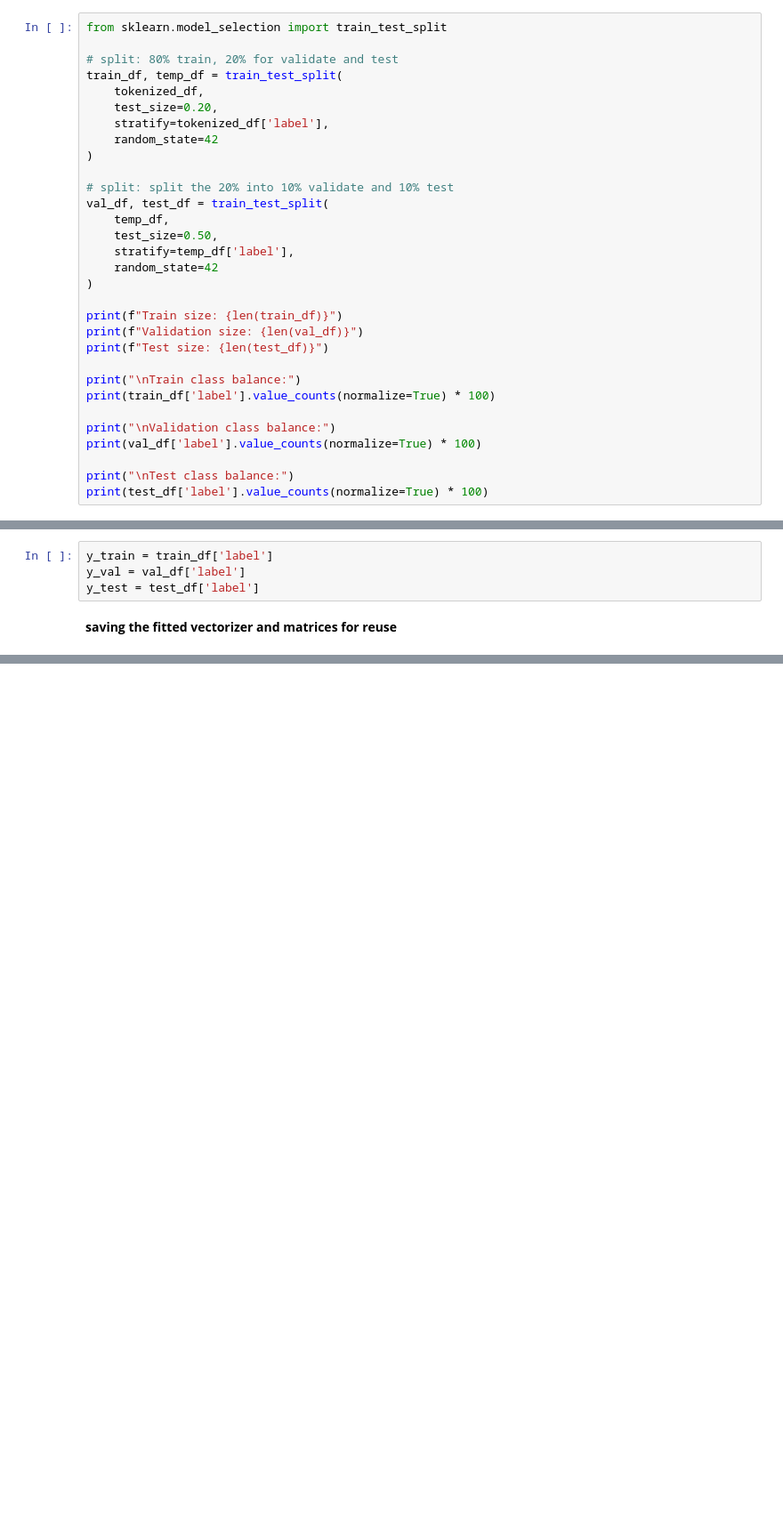
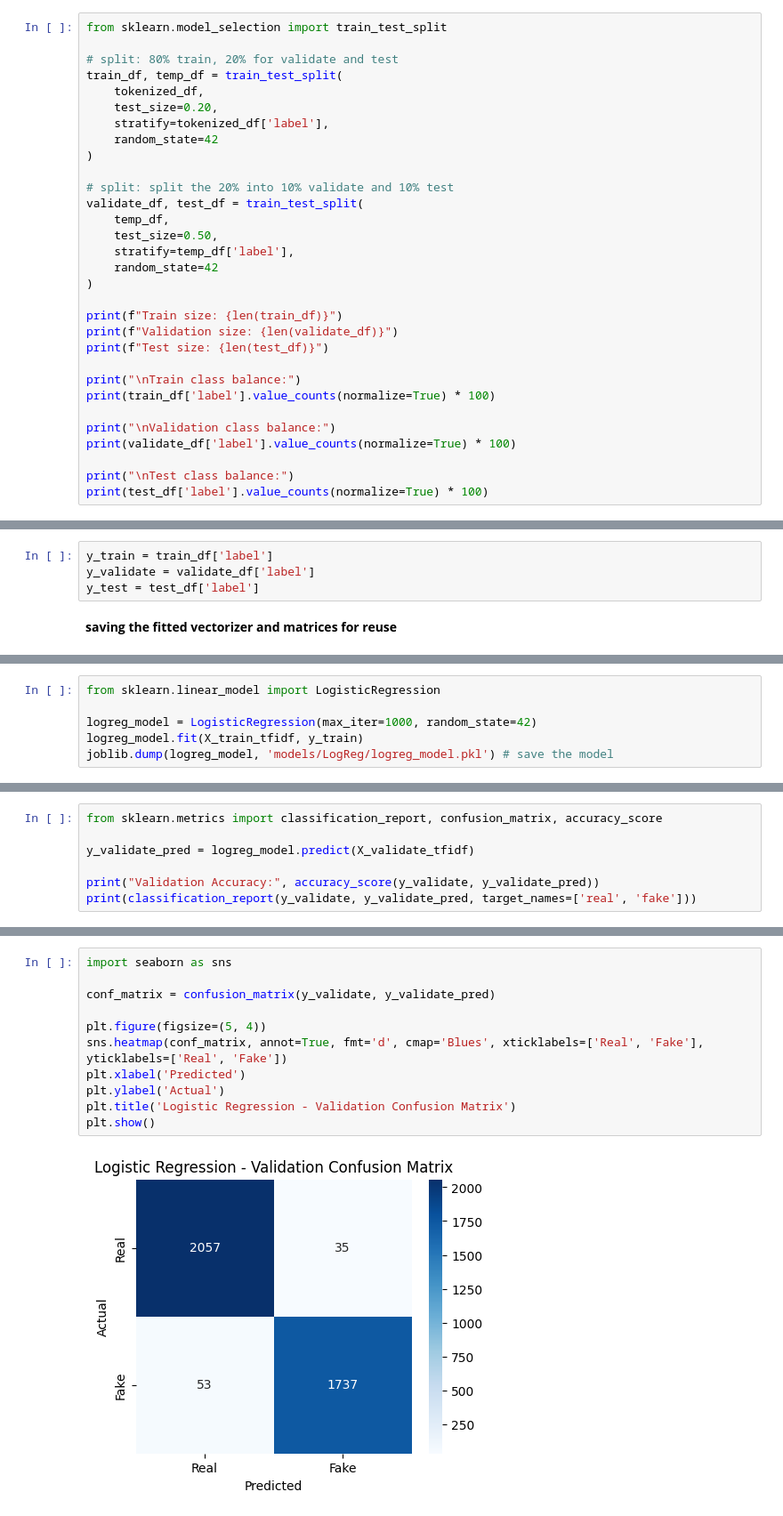
Before and after one commit to Dewnan/NLP_Group_15, a Jupyter notebook: notebooks/dewnan/pipeline.ipynb, the cells around one changed output, grey strips where cells are left out. Shown at 89% size. Drawn from its saved outputs; the diff is of its cells as text; blank space fills up the shorter version.

```diff
--- a/notebooks/dewnan/pipeline.ipynb
+++ b/notebooks/dewnan/pipeline.ipynb
@@ -277,7 +277,7 @@ train_df, temp_df = train_test_split(
 )
 
 # split: split the 20% into 10% validate and 10% test
-val_df, test_df = train_test_split(
+validate_df, test_df = train_test_split(
     temp_df,
     test_size=0.50,
     stratify=temp_df['label'],
@@ -285,14 +285,14 @@ val_df, test_df = train_test_split(
 )
 
 print(f"Train size: {len(train_df)}")
-print(f"Validation size: {len(val_df)}")
+print(f"Validation size: {len(validate_df)}")
 print(f"Test size: {len(test_df)}")
 
 print("\nTrain class balance:")
 print(train_df['label'].value_counts(normalize=True) * 100)
 
 print("\nValidation class balance:")
-print(val_df['label'].value_counts(normalize=True) * 100)
+print(validate_df['label'].value_counts(normalize=True) * 100)
 
 print("\nTest class balance:")
 print(test_df['label'].value_counts(normalize=True) * 100)
@@ -344,6 +340,6 @@ print(len(tfidf_vectorizer.vocabulary_))
 # %%
 y_train = train_df['label']
-y_val = val_df['label']
+y_validate = validate_df['label']
 y_test = test_df['label']
 # %% [markdown]
 **saving the fitted vectorizer and matrices for reuse**
@@ -360,0 +362,6 @@ save_npz('data/processed/tfidf/X_test_tfidf.npz', X_test_tfidf)
+# %%
+from sklearn.linear_model import LogisticRegression
+
+logreg_model = LogisticRegression(max_iter=1000, random_state=42)
+logreg_model.fit(X_train_tfidf, y_train)
+joblib.dump(logreg_model, 'models/LogReg/logreg_model.pkl') # save the model
@@ -360,0 +372,7 @@ save_npz('data/processed/tfidf/X_test_tfidf.npz', X_test_tfidf)
+# %%
+from sklearn.metrics import classification_report, confusion_matrix, accuracy_score
+
+y_validate_pred = logreg_model.predict(X_validate_tfidf)
+
+print("Validation Accuracy:", accuracy_score(y_validate, y_validate_pred))
+print(classification_report(y_validate, y_validate_pred, target_names=['real', 'fake']))
@@ -360,0 +391,13 @@ save_npz('data/processed/tfidf/X_test_tfidf.npz', X_test_tfidf)
+# %%
+import seaborn as sns
+
+conf_matrix = confusion_matrix(y_validate, y_validate_pred)
+
+plt.figure(figsize=(5, 4))
+sns.heatmap(conf_matrix, annot=True, fmt='d', cmap='Blues', xticklabels=['Real', 'Fake'], yticklabels=['Real', 'Fake'])
+plt.xlabel('Predicted')
+plt.ylabel('Actual')
+plt.title('Logistic Regression - Validation Confusion Matrix')
+plt.show()
+# %% [output]
+[figure, added]
```
Also changed, not shown: parts of 11 cells of this notebook, 2 other files.
